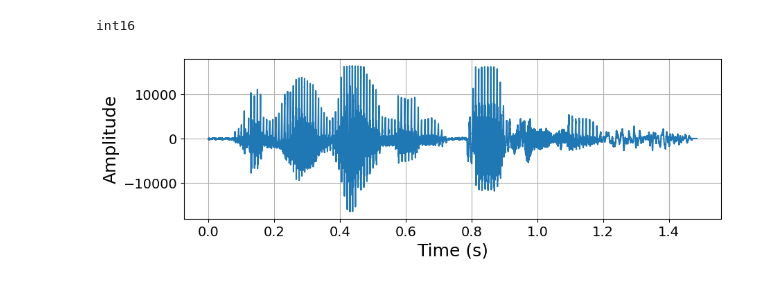
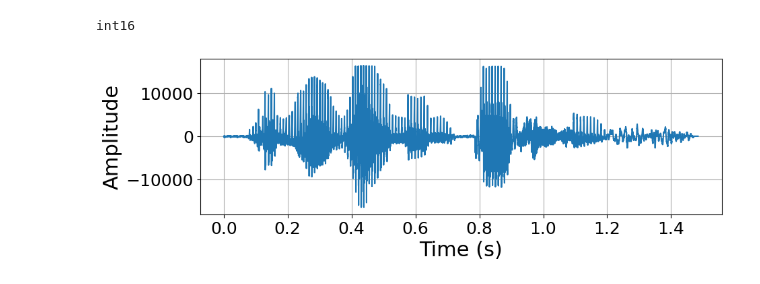
Before and after one commit to AndreaLolli2912/DSL-Age-Regression, a Jupyter notebook: main/report_figures.ipynb, the cells around one changed output. Drawn from its saved outputs; the diff is of its cells as text; code cells hidden in the pictures.

```diff
--- a/main/report_figures.ipynb
+++ b/main/report_figures.ipynb
@@ -10,22 +10,25 @@ from scipy.io import wavfile
 # %%
 path_audio = 'data/audios_development/10.wav'
 sr, audio_wav = wavfile.read(path_audio)
 print(audio_wav.dtype)
 audio_wav_mono = audio_wav.sum(axis=1)/2
 
-mpl.rcParams["font.size"] = 14
+mpl.rcParams["font.size"] = 18
 
 fig, ax = plt.subplots(1, figsize=(10,3))
 
 v = audio_wav_mono
 
 time = np.arange(v.size)/sr
 ax.plot(time, v)
 ax.grid(visible=True)
-ax.set_xlabel('Time (s)', fontsize=18)
-ax.set_ylabel('Amplitude', fontsize=18)
+plt.ticklabel_format(style='sci', axis='x', scilimits=(0, 0))
+ax.set_xlabel('Time (s)', fontsize=22)
+ax.set_ylabel('Amplitude', fontsize=22)
+plt.xticks(fontsize=18, color='black')
+plt.yticks(fontsize=18, color='black')
 plt.show()
 fig.savefig("figs/audio_track.pdf", bbox_inches="tight")
 # %% [output]
 int16
-[figure, old version]
+[figure, new version]
```
Also changed, not shown: parts of 4 cells of this notebook.
